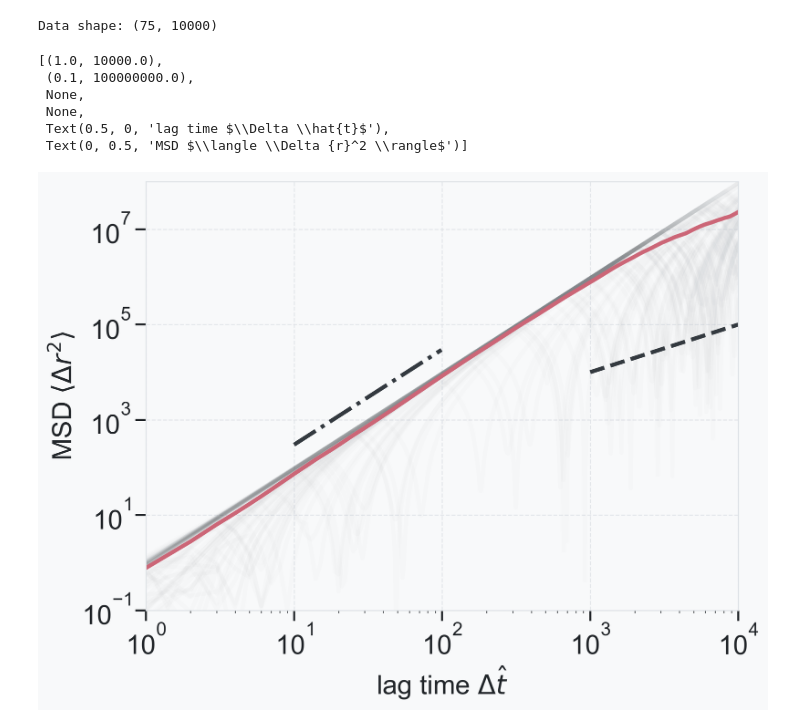
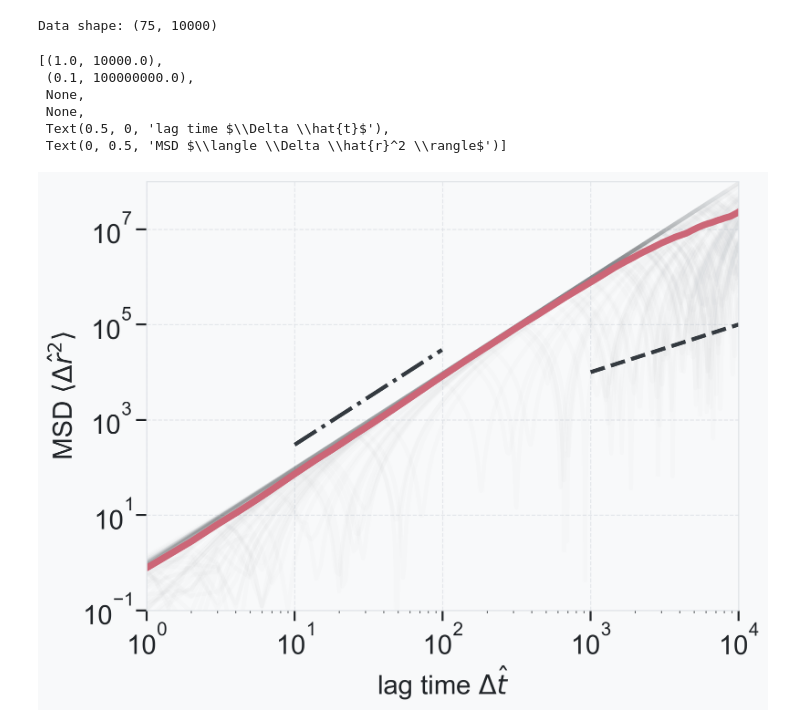
Before and after one commit to wppppupr/MTCargoSim, a Jupyter notebook: analysis/graph/MSD.ipynb, the cells around one changed output. Cells and saved outputs as stored; diff of their text form; code cells hidden in the pictures.

```diff
--- a/analysis/graph/MSD.ipynb
+++ b/analysis/graph/MSD.ipynb
@@ -14,34 +14,34 @@ plt.style.use('../../my_style.mplstyle')
 len = data.shape[1]
 t = np.arange(len)
 fig, ax = plt.subplots()
 
 for i in range(data.shape[0]):
     ax.plot(t, data[i, :], alpha=0.01, color="#343A40")
 
-ax.plot(t, np.mean(data, axis=0), label='Ensemble', lw=3)
+ax.plot(t, np.mean(data, axis=0), label='Ensemble', lw=5)
 
 t1 = np.arange(1e3, 1e4)
 t2 = np.arange(1e1, 1e2)
 
 y1 = 1.0e1 * t1 ** 1.0
 y2 = 3.0e-0 * t2 ** 2.0
 
 ax.plot(t1, y1, c = '#343A40', linestyle = '--')
 ax.plot(t2, y2, c = '#343A40', linestyle = '-.')
 
 ax.set(
     xlim=(1e0, 1e4),
     ylim=(1e-1, 1e8),
     xscale='log',
     yscale='log',
     xlabel='lag time $\Delta \hat{t}$',
-    ylabel='MSD $\\langle \\Delta {r}^2 \\rangle$'
+    ylabel='MSD $\\langle \\Delta \\hat{r}^2 \\rangle$'
     )
 # %% [output]
 [(1.0, 10000.0),
  (0.1, 100000000.0),
  None,
  None,
  Text(0.5, 0, 'lag time $\\Delta \\hat{t}$'),
- Text(0, 0.5, 'MSD $\\langle \\Delta {r}^2 \\rangle$')]
+ Text(0, 0.5, 'MSD $\\langle \\Delta \\hat{r}^2 \\rangle$')]
-[figure, old version]
+[figure, new version]
```
